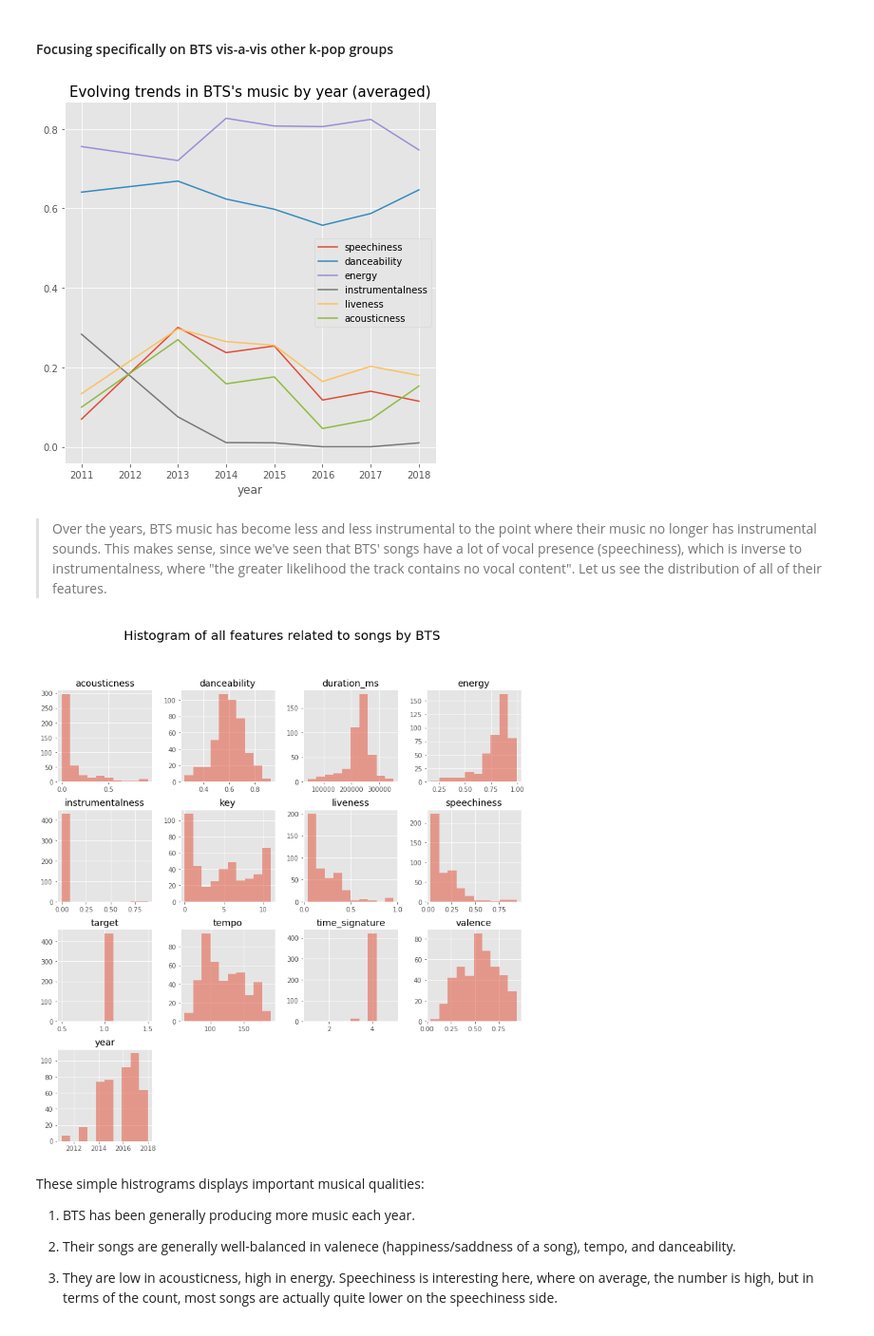
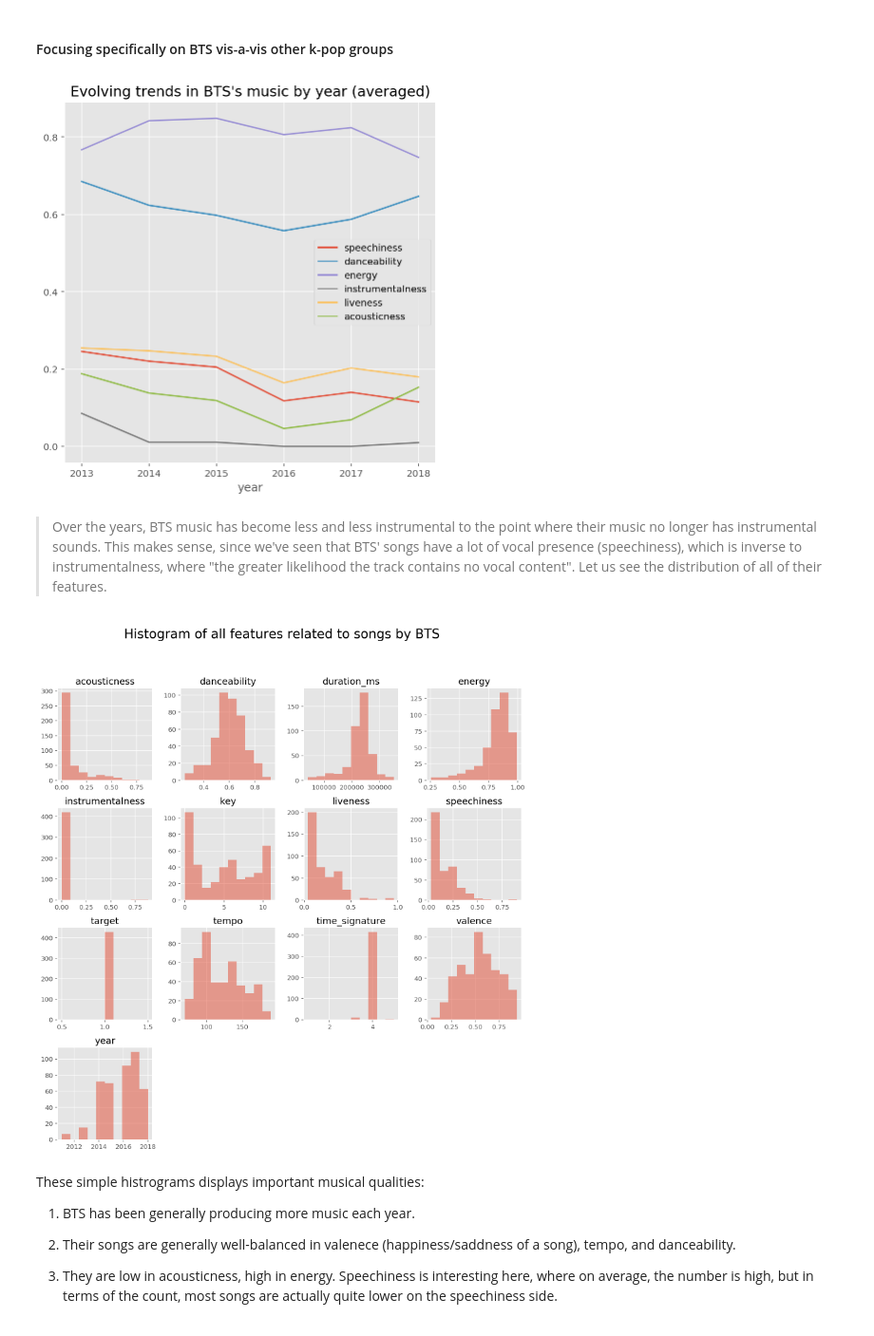
Before and after one commit to haebichan/kpopclassifier, a Jupyter notebook: KpopClassifier.ipynb, the cells around one changed output. Shown at 95% size. Cells and saved outputs as stored; diff of their text form; code cells hidden in the pictures.

```diff
--- a/KpopClassifier.ipynb
+++ b/KpopClassifier.ipynb
@@ -152,4 +151,8 @@ wanna one            54
 Name: artist_name, dtype: int64
+# %%
+# These are these weird BTS Skits that shouldn't be in our dataset
+
+kpop_df = kpop_df.drop([202,221,258,307,297,340,227,208,236, 331]).reset_index().drop('index',1)
 # %%
 # Again, I will do a one-v-all approach. As such, our target label will be 1 if BTS and 0 if any other group
 kpop_df['target'] = [1 if i == 'bts' else 0 for i in kpop_df.artist_name]
@@ -201,10 +204,11 @@ suptitle('Scatter matrix of speechiness and liveness', size = 20);
 #### Focusing specifically on BTS vis-a-vis other k-pop groups
 # %%
 bts_grouped = kpop_df[kpop_df.artist_name == 'bts']
+bts_grouped = bts_grouped[bts_grouped.year > 2012] # somehow seven 2011 tracks from another artists got mixed in as BTS. Getting rid of these
 bts_grouped.groupby('year').agg({'speechiness':'mean', 'danceability':'mean', 'energy':'mean', 'instrumentalness':'mean', 'liveness':'mean', 'acousticness':'mean'}).plot(figsize = (7,7));
 title('Evolving trends in BTS\'s music by year (averaged)', size = 15);
 # %% [output]
-[figure, old version]
+[figure, new version]
 # %% [markdown]
 >Over the years, BTS music has become less and less instrumental to the point where their music no longer has instrumental sounds. This makes sense, since we've seen that BTS' songs have a lot of vocal presence (speechiness), which is inverse to instrumentalness, where "the greater likelihood the track contains no vocal content". Let us see the distribution of all of their features.
 # %%
@@ -212,7 +216,7 @@ figure = figsize(13,13)
 kpop_df[kpop_df.artist_name == 'bts']._get_numeric_data().hist(alpha = 0.5);
 suptitle('Histogram of all features related to songs by BTS', size = 20);
 # %% [output]
-[figure, old version]
+[figure, new version]
 # %% [markdown]
 These simple histrograms displays important musical qualities:
 
```
Also changed, not shown: parts of 37 cells of this notebook, 11 other files.
